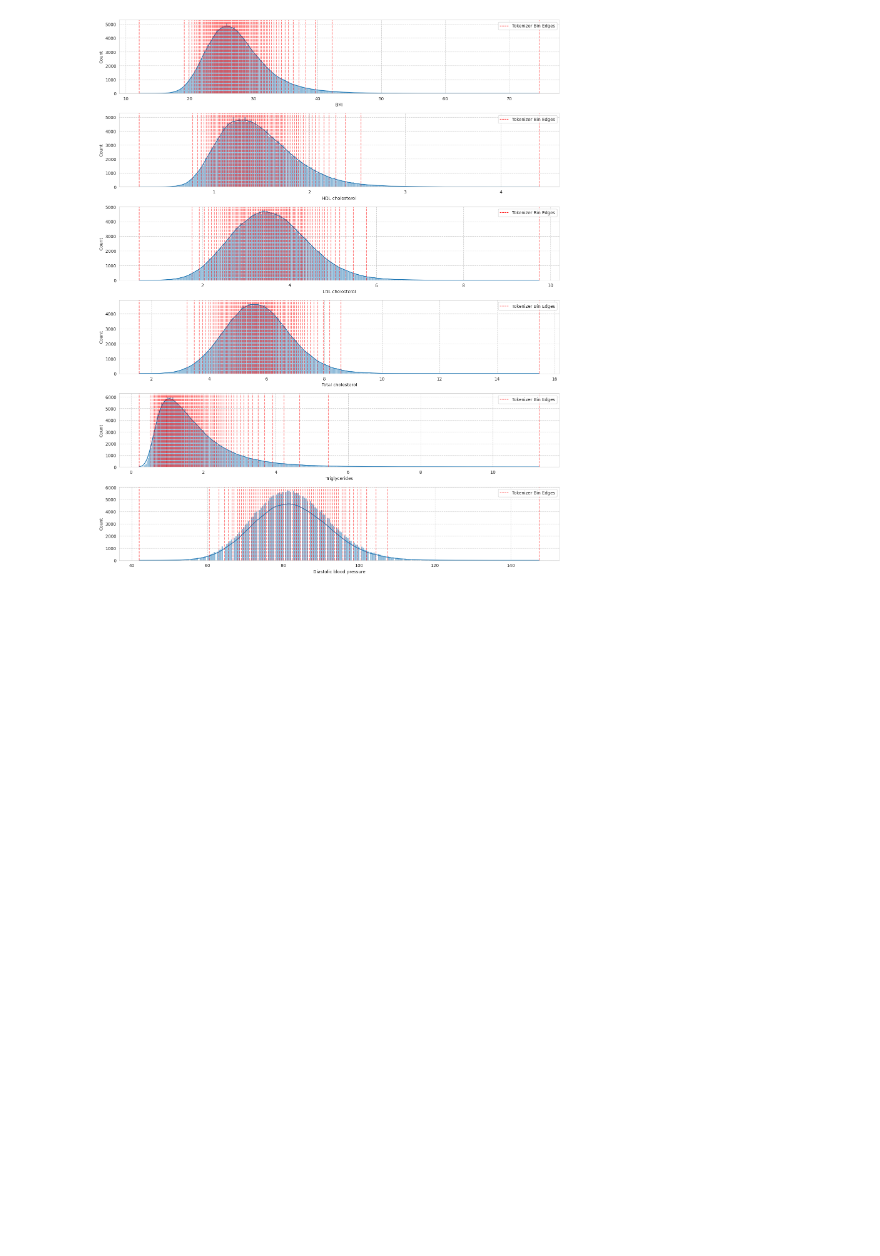
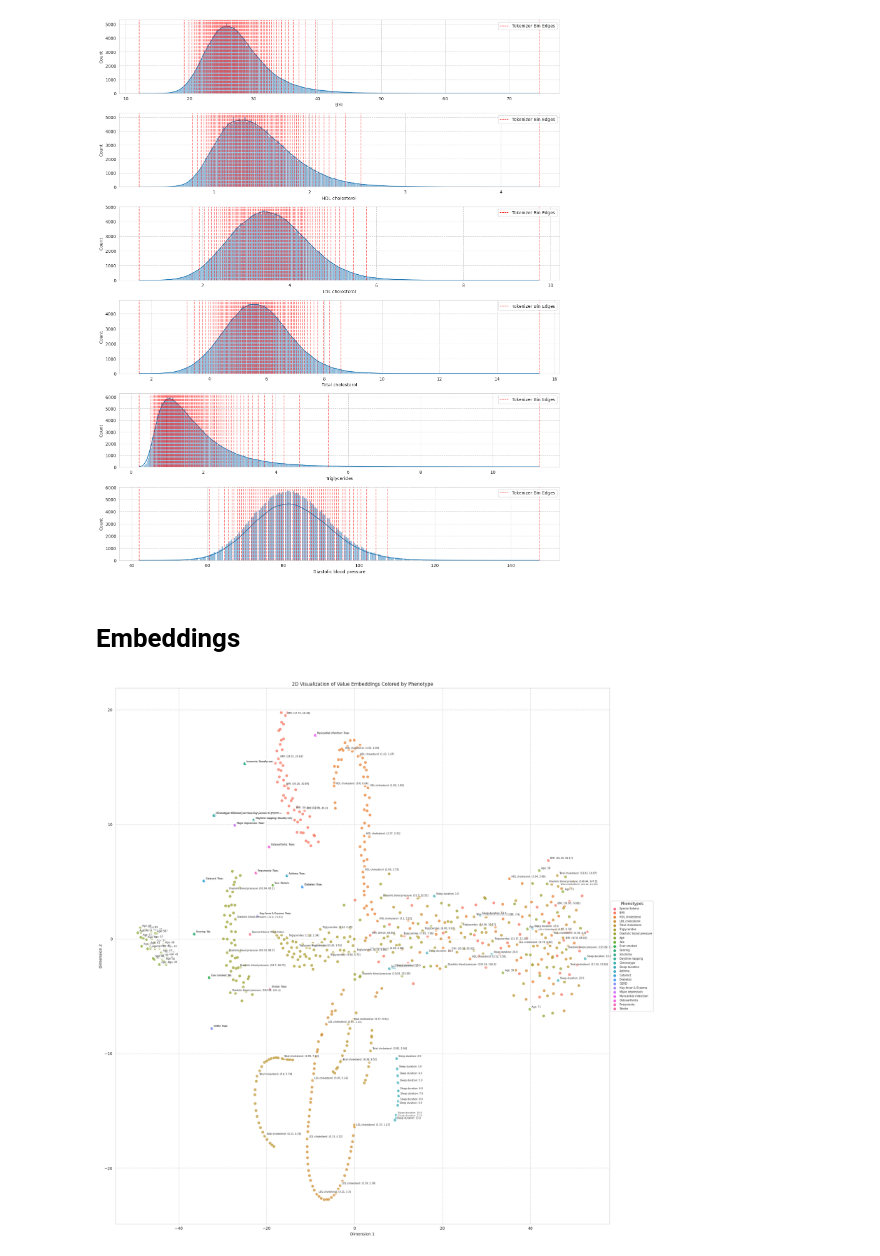
Before and after one commit to TemryL/PhE-T, a Jupyter notebook: notebooks/appendix.ipynb, the cells around one changed output. Saved outputs shown, nothing was run; the diff lists cells and outputs as text; code cells hidden in the pictures; blank space fills up the shorter version.

```diff
--- a/notebooks/appendix.ipynb
+++ b/notebooks/appendix.ipynb
@@ -211,3 +211,5 @@ plt.tight_layout()
 plt.show()
 # %% [output]
 [figure]
+# %% [markdown]
+# Embeddings
@@ -213,0 +282,11 @@ plt.show()
+# %%
+CKPT_PATH = '../ckpts/pres/best-epoch=7-step=8598.ckpt'
+checkpoint = torch.load(CKPT_PATH, map_location=torch.device('cpu'))
+tokenizer = checkpoint['hyper_parameters']['tokenizer']
+model = PhET.from_lightning_checkpoint(CKPT_PATH).eval()
+# %%
+phenotype_names = ['Special tokens'] + NUM_FEATURES + CAT_FEATURES + DISEASES
+value_embeddings, value_labels, phenotype_ids, is_categorical = get_value_embeddings(model, tokenizer, phenotype_names, NUM_FEATURES, CAT_FEATURES + DISEASES)
+plot_value_embeddings(value_embeddings, value_labels, phenotype_ids, is_categorical, phenotype_names)
+# %% [output]
+[figure, added]
```
Also changed, not shown: parts of 4 cells of this notebook, 4 other files.
